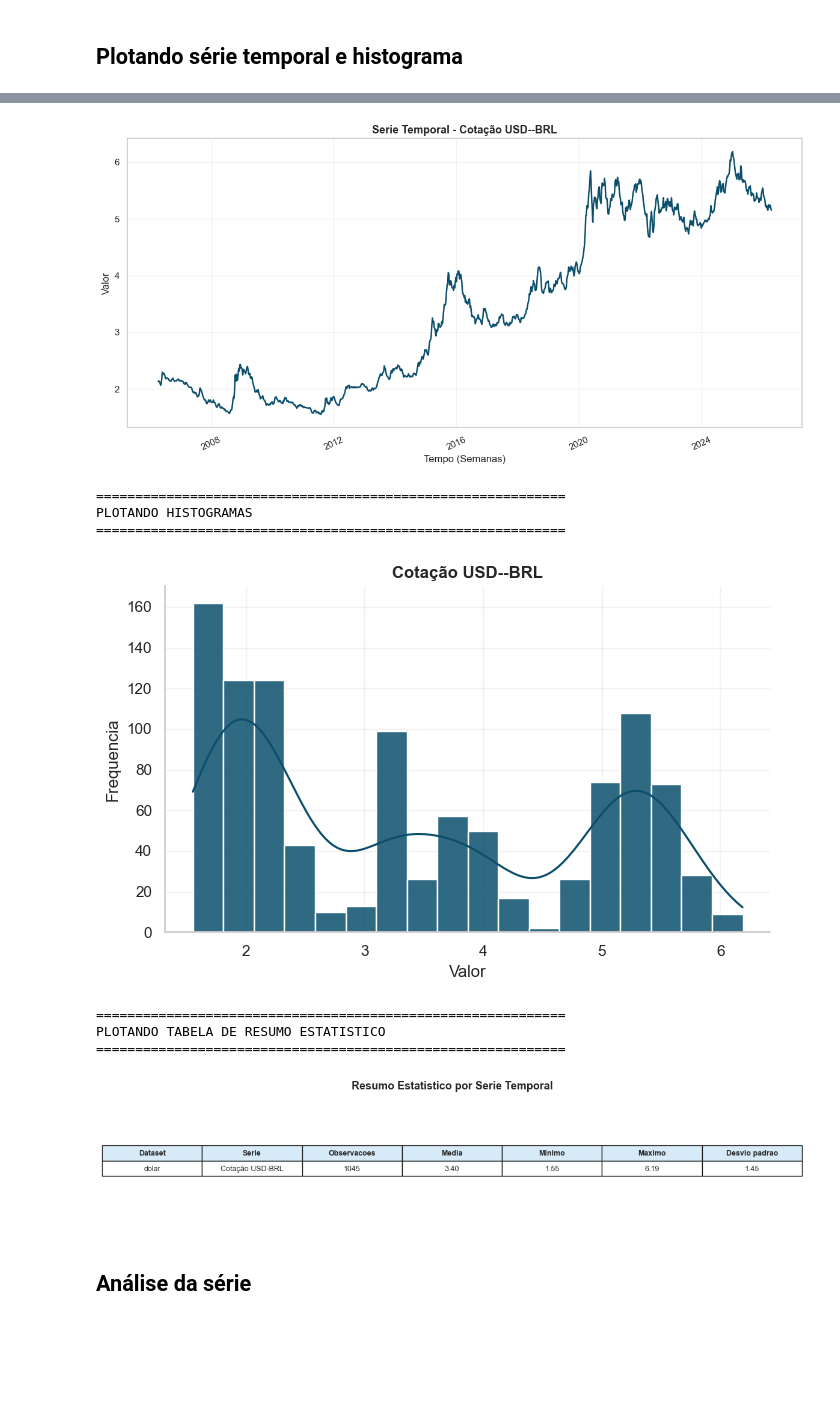
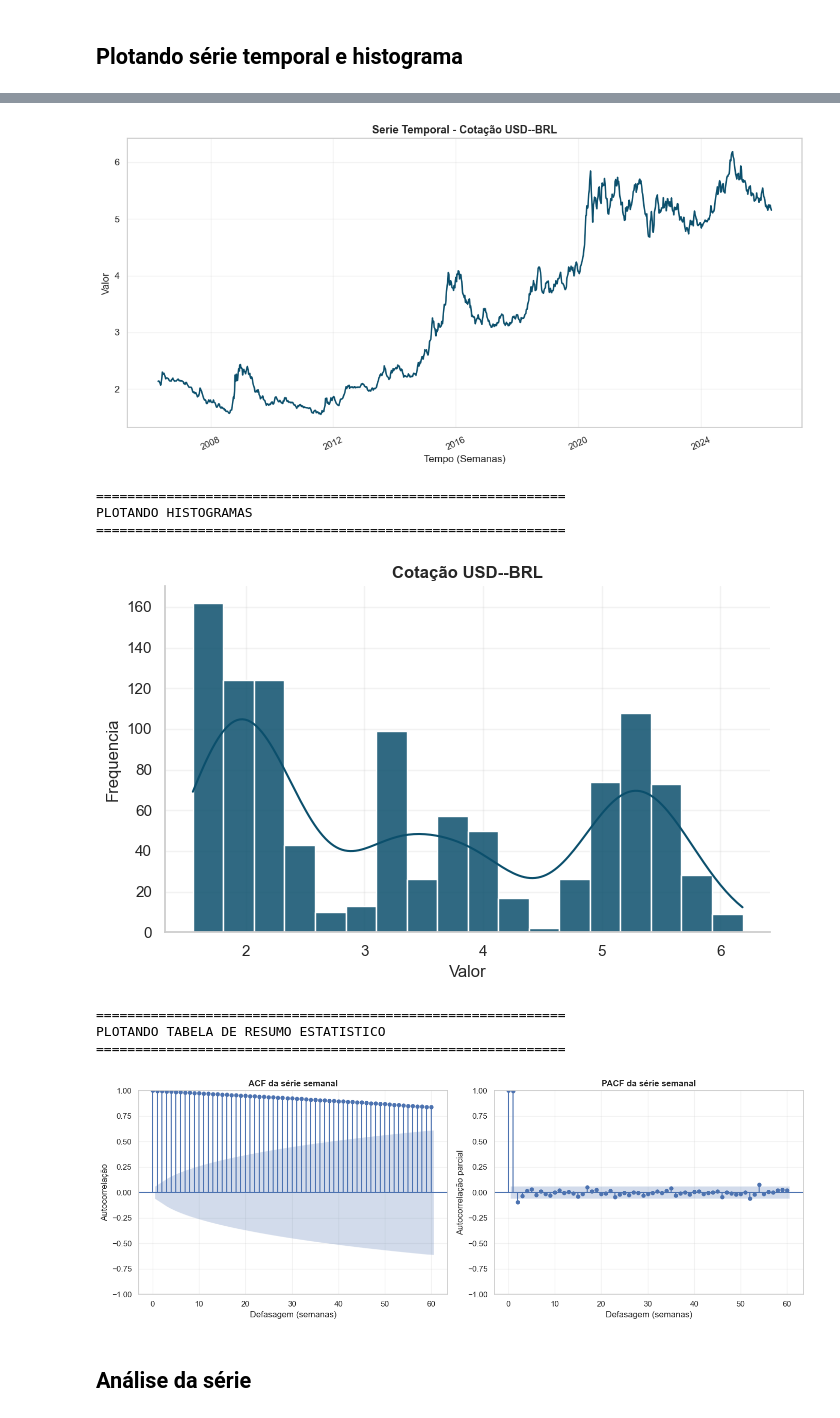
Before and after one commit to lfaoliveira/TRAB_SERIES_TEMP, a Jupyter notebook: main.ipynb, the cells around one changed output, grey strips where cells are left out. Drawn from its saved outputs; the diff is of its cells as text; code cells hidden in the pictures; blank space fills up the shorter version.

```diff
--- a/main.ipynb
+++ b/main.ipynb
@@ -182,6 +182,7 @@ from typing import Dict, List, Optional
 import numpy as np
 import pandas as pd
 import seaborn as sns
+from statsmodels.graphics.tsaplots import plot_acf, plot_pacf
 
 
 # ============================================================
@@ -410,35 +411,59 @@ plot_time_series(
     title="Serie Temporal - Cotação USD--BRL",
     colors=["#0B4F6C", "#D1495B", "#2A9D8F"],
 )
 
 # Plotar histogramas
 print("\n" + "=" * 60)
 print("PLOTANDO HISTOGRAMAS")
 print("=" * 60)
 plot_histograms(
     dataset,
     title="Cotação USD--BRL",
     color="#0B4F6C",
 )
 
 # Plotar tabela com estatisticas resumo
 print("\n" + "=" * 60)
 print("PLOTANDO TABELA DE RESUMO ESTATISTICO")
 print("=" * 60)
-plot_summary_tables(dataset, dataset_name="dolar")
+# plot_summary_tables(dataset, dataset_name="dolar")
+
+
+# Série semanal (usa a primeira coluna numérica do dataset)
+serie_semanal = dataset.select_dtypes(include=[np.number]).iloc[:, 0].dropna()
+
+lags_acf = min(max_lags, len(serie_semanal) - 1)
+lags_pacf = min(lags_acf, (len(serie_semanal) // 2) - 1)
+
+fig, axes = plt.subplots(1, 2, figsize=(14, 5))
+
+plot_acf(serie_semanal, lags=lags_acf, ax=axes[0], alpha=0.05)
+axes[0].set_title("ACF da série semanal", fontweight="bold")
+axes[0].set_xlabel("Defasagem (semanas)")
+axes[0].set_ylabel("Autocorrelação")
+axes[0].grid(True, alpha=0.25)
+
+plot_pacf(serie_semanal, lags=lags_pacf, ax=axes[1], alpha=0.05, method="ywm")
+axes[1].set_title("PACF da série semanal", fontweight="bold")
+axes[1].set_xlabel("Defasagem (semanas)")
+axes[1].set_ylabel("Autocorrelação parcial")
+axes[1].grid(True, alpha=0.25)
+
+plt.tight_layout()
+plt.show()
 # %% [output]
 ============================================================
 PLOTANDO SERIES TEMPORAIS
 ============================================================
 [figure]
 ============================================================
 PLOTANDO HISTOGRAMAS
 ============================================================
 [figure]
 ============================================================
 PLOTANDO TABELA DE RESUMO ESTATISTICO
 ============================================================
-[figure, old version]
+[figure, new version]
 # %% [markdown]
 ## Análise da série
 # %%
```
Also changed, not shown: parts of 7 cells of this notebook, 2 other files.
